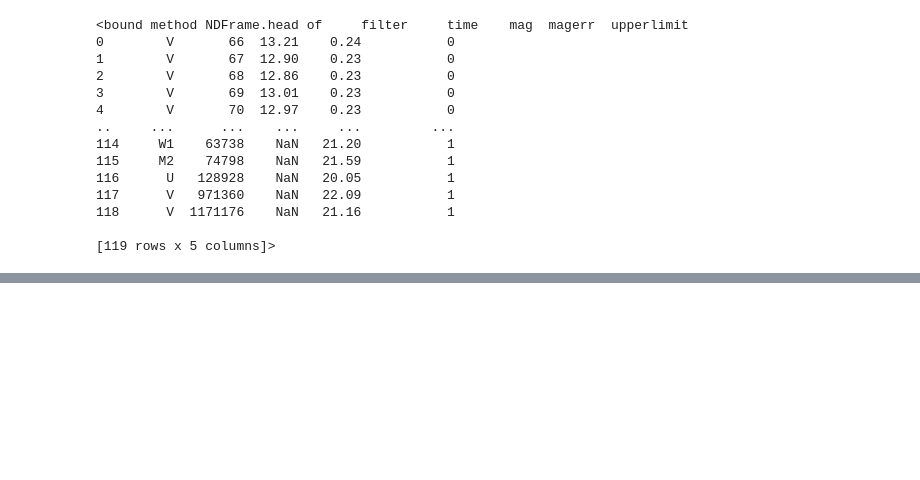
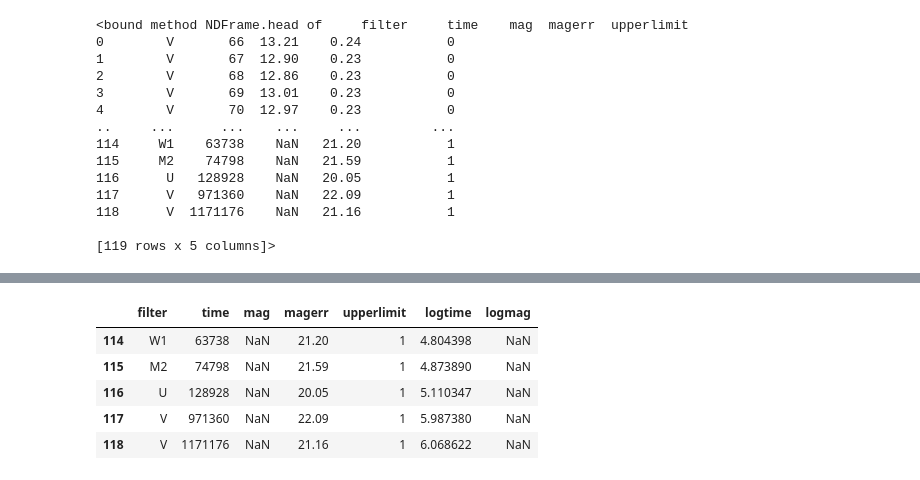
Before and after one commit to MatteoGhizzi/MLPNS2021, a Jupyter notebook: Lezione8.ipynb, the cells around one changed output, grey strips where cells are left out. Saved outputs shown, nothing was run; the diff lists cells and outputs as text; code cells hidden in the pictures; blank space fills up the shorter version.

```diff
--- a/Lezione8.ipynb
+++ b/Lezione8.ipynb
@@ -46,0 +44,9 @@ TypeError: ignored
+# %%
+data.tail()
+# %% [output]
+|  | filter | time | mag | magerr | upperlimit | logtime | logmag |
+| 114 | W1 | 63738 | NaN | 21.20 | 1 | 4.804398 | NaN |
+| 115 | M2 | 74798 | NaN | 21.59 | 1 | 4.873890 | NaN |
+| 116 | U | 128928 | NaN | 20.05 | 1 | 5.110347 | NaN |
+| 117 | V | 971360 | NaN | 22.09 | 1 | 5.987380 | NaN |
+| 118 | V | 1171176 | NaN | 21.16 | 1 | 6.068622 | NaN |
```
Also changed, not shown: parts of 13 cells of this notebook.
